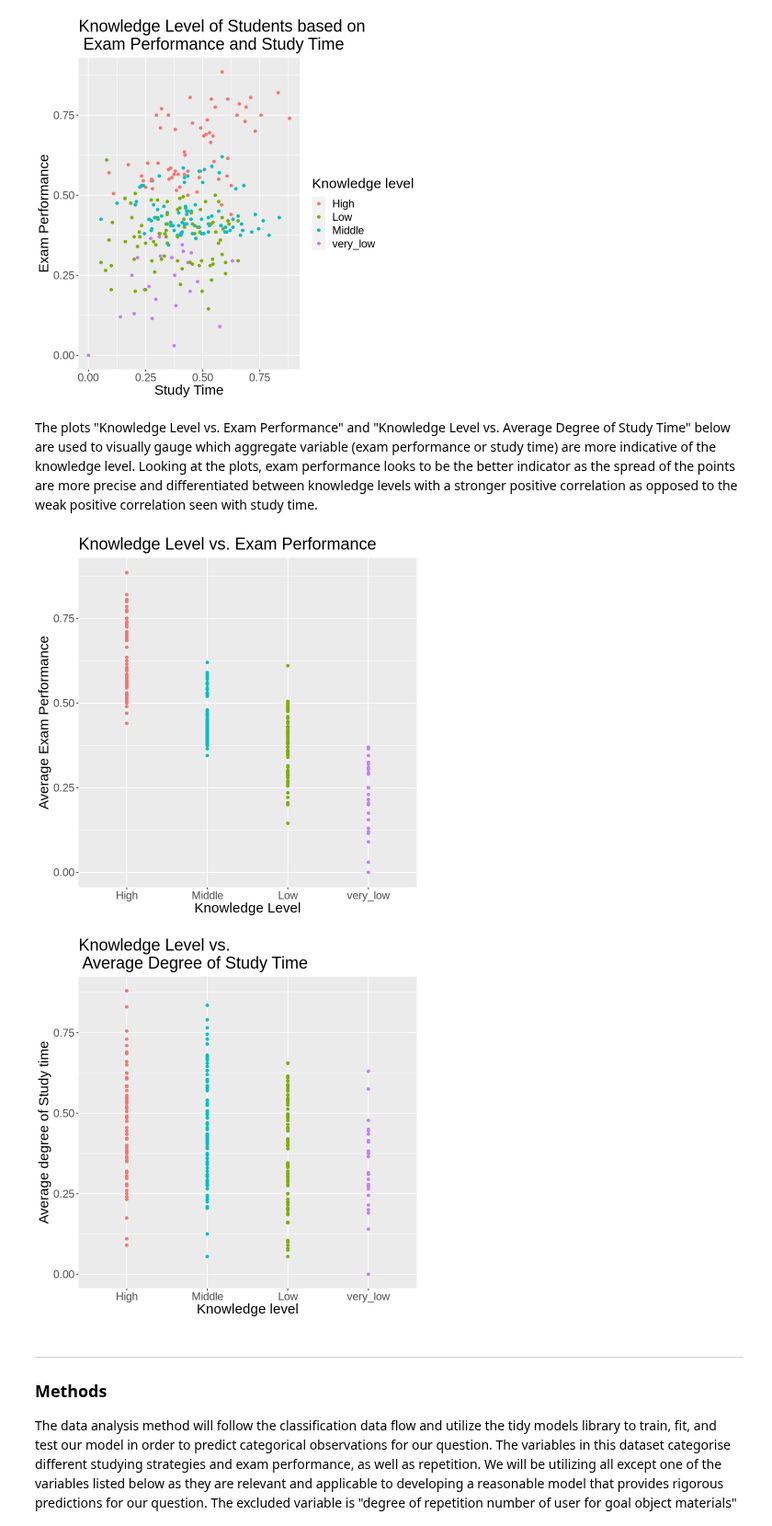
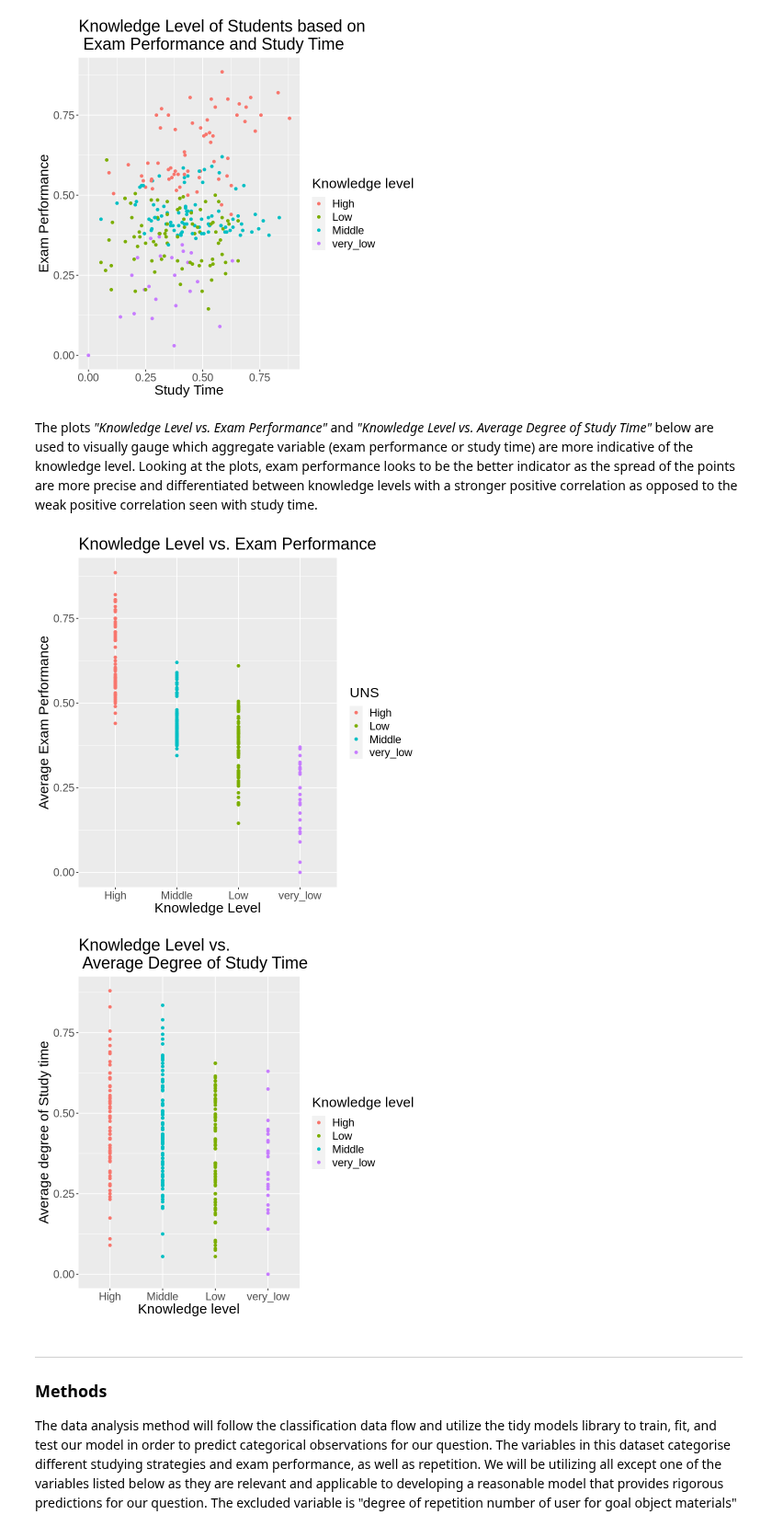
Before and after one commit to annabtse/dsci-100-2022w1-group-49, a Jupyter notebook: Group Project.ipynb, the cells around one changed output. Shown at 92% size. Drawn from its saved outputs; the diff is of its cells as text; code cells hidden in the pictures.

```diff
--- a/Group Project.ipynb
+++ b/Group Project.ipynb
@@ -127,27 +145,27 @@ training_avg_plot
 # %% [output]
 [figure]
 # %% [markdown]
-The plots "Knowledge Level vs. Exam Performance" and "Knowledge Level vs. Average Degree of Study Time" below are used to visually gauge which aggregate variable (exam performance or study time) are more indicative of the knowledge level. Looking at the plots, exam performance looks to be the better indicator as the spread of the points are more precise and differentiated between knowledge levels with a stronger positive correlation as opposed to the weak positive correlation seen with study time.
+The plots _"Knowledge Level vs. Exam Performance"_ and _"Knowledge Level vs. Average Degree of Study Time"_ below are used to visually gauge which aggregate variable (exam performance or study time) are more indicative of the knowledge level. Looking at the plots, exam performance looks to be the better indicator as the spread of the points are more precise and differentiated between knowledge levels with a stronger positive correlation as opposed to the weak positive correlation seen with study time.
 # %%
 training_exam_avg_plot <- training_mutated |>
                 ggplot(aes(x = reorder(UNS,-exam_avg), y = exam_avg, color = UNS)) +
                 geom_point() +
                 labs(x = "Knowledge Level", y = "Average Exam Performance",
                      title = "Knowledge Level vs. Exam Performance") +
-                theme(text = element_text(size=18), legend.position = "none")
+                theme(text = element_text(size=18))
 
 training_study_avg_plot <- training_mutated |>
                         ggplot(aes(x = reorder(UNS, -exam_avg), y = study_avg, color = UNS)) +
                         geom_point() +
                         labs(x = "Knowledge level", y = "Average degree of Study time", color = "Knowledge level",
                              title = "Knowledge Level vs. \n Average Degree of Study Time") +
-                        theme(text = element_text(size=18), legend.position = "none")
+                        theme(text = element_text(size=18))
 
 training_exam_avg_plot
 training_study_avg_plot
 # %% [output]
-[figure, old version]
+[figure, new version]
-[figure, old version]
+[figure, new version]
 # %% [markdown]
 ***
 ### Methods
```
Also changed, not shown: parts of 5 cells of this notebook.
